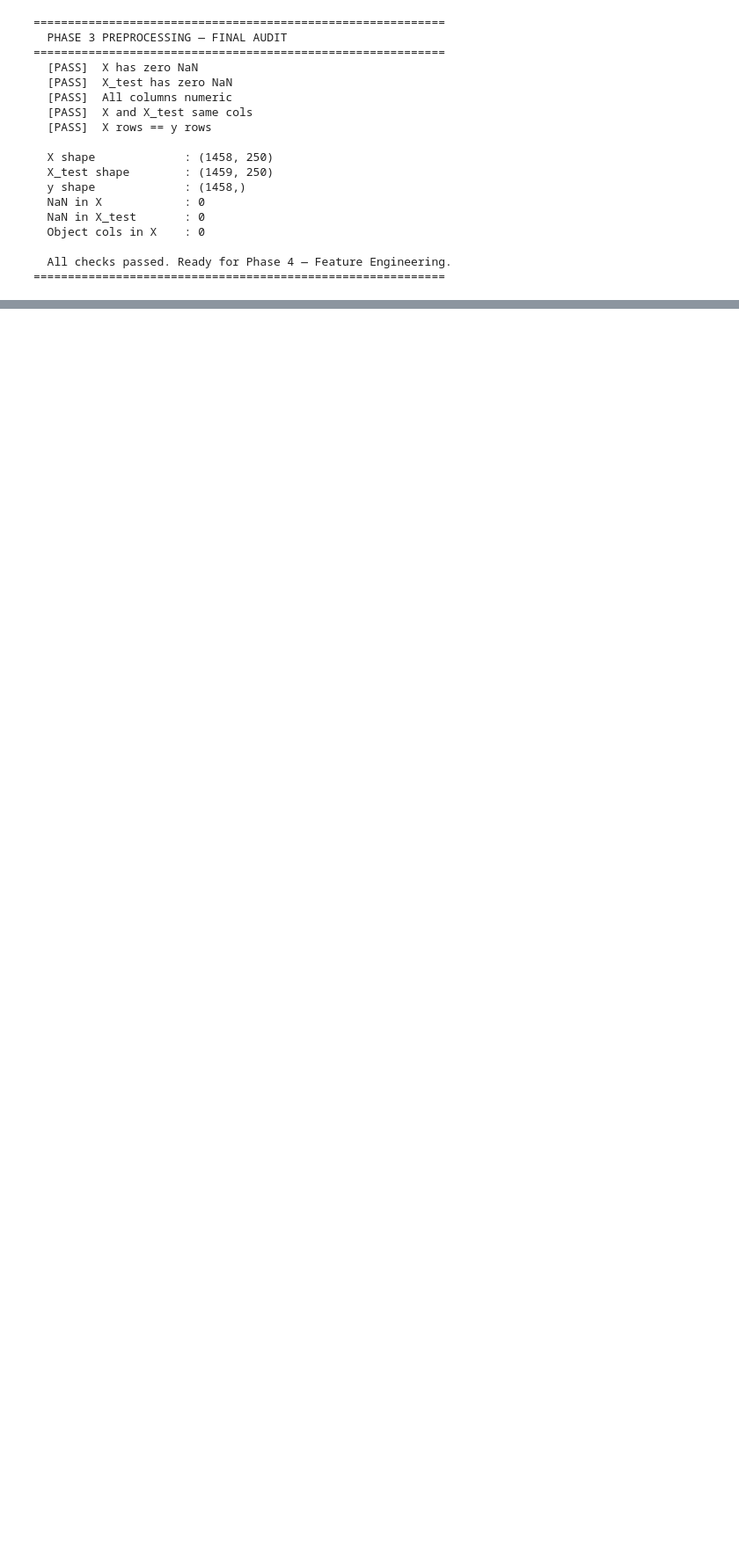
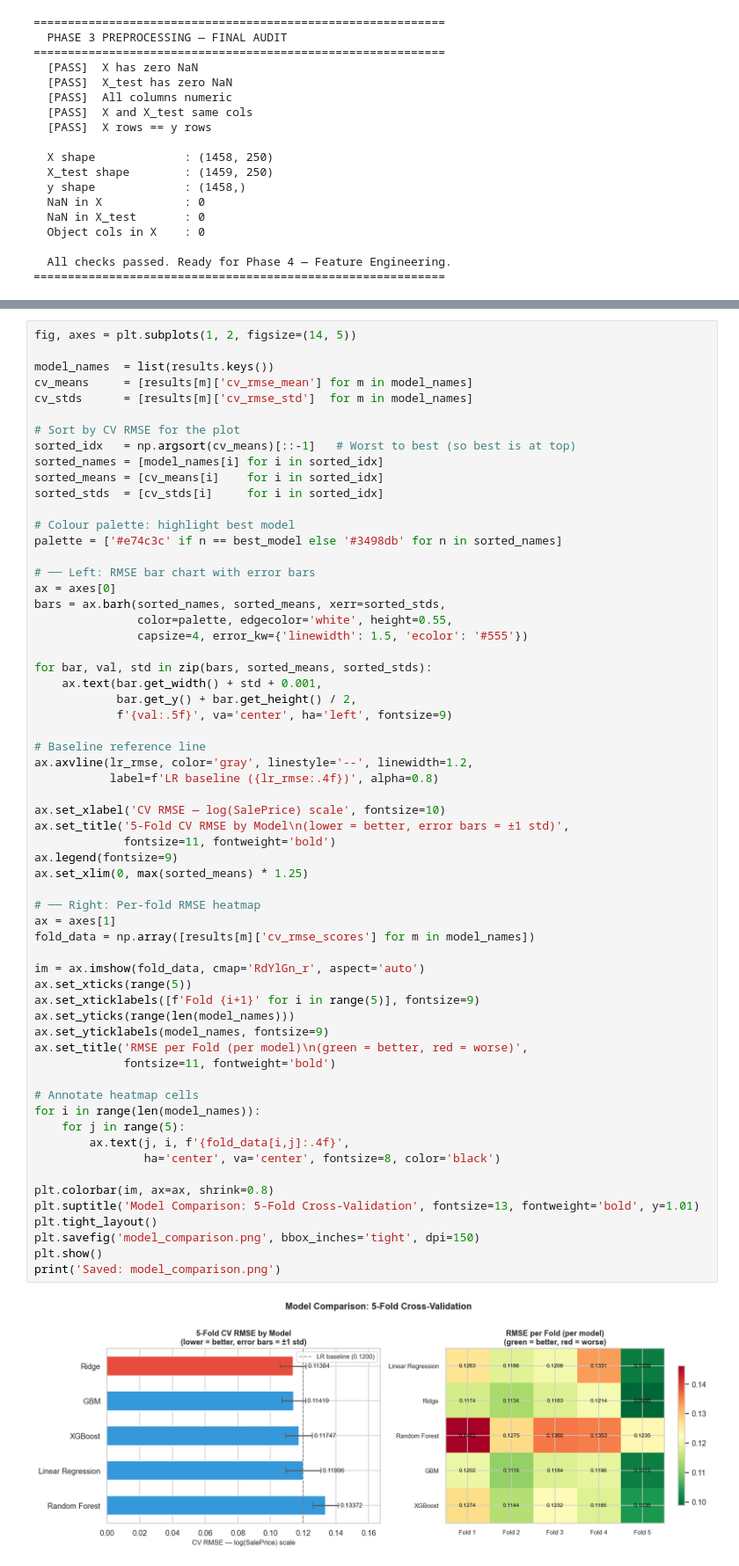
Before and after one commit to mayaankhan09/kaggle-housing-prices, a Jupyter notebook: notebooks/housing_pipeline.ipynb, the cells around one changed output, grey strips where cells are left out. Shown at 88% size. Saved outputs shown, nothing was run; the diff lists cells and outputs as text; blank space fills up the shorter version.

```diff
--- a/notebooks/housing_pipeline.ipynb
+++ b/notebooks/housing_pipeline.ipynb
@@ -1630,0 +2818,63 @@ print('=' * 60)
+# %%
+fig, axes = plt.subplots(1, 2, figsize=(14, 5))
+
+model_names  = list(results.keys())
+cv_means     = [results[m]['cv_rmse_mean'] for m in model_names]
+cv_stds      = [results[m]['cv_rmse_std']  for m in model_names]
+
+# Sort by CV RMSE for the plot
+sorted_idx   = np.argsort(cv_means)[::-1]   # Worst to best (so best is at top)
+sorted_names = [model_names[i] for i in sorted_idx]
+sorted_means = [cv_means[i]    for i in sorted_idx]
+sorted_stds  = [cv_stds[i]     for i in sorted_idx]
+
+# Colour palette: highlight best model
+palette = ['#e74c3c' if n == best_model else '#3498db' for n in sorted_names]
+
+# ── Left: RMSE bar chart with error bars
+ax = axes[0]
+bars = ax.barh(sorted_names, sorted_means, xerr=sorted_stds,
+               color=palette, edgecolor='white', height=0.55,
+               capsize=4, error_kw={'linewidth': 1.5, 'ecolor': '#555'})
+
+for bar, val, std in zip(bars, sorted_means, sorted_stds):
+    ax.text(bar.get_width() + std + 0.001,
+            bar.get_y() + bar.get_height() / 2,
+            f'{val:.5f}', va='center', ha='left', fontsize=9)
+
+# Baseline reference line
+ax.axvline(lr_rmse, color='gray', linestyle='--', linewidth=1.2,
+           label=f'LR baseline ({lr_rmse:.4f})', alpha=0.8)
+
+ax.set_xlabel('CV RMSE — log(SalePrice) scale', fontsize=10)
+ax.set_title('5-Fold CV RMSE by Model\n(lower = better, error bars = ±1 std)',
+             fontsize=11, fontweight='bold')
+ax.legend(fontsize=9)
+ax.set_xlim(0, max(sorted_means) * 1.25)
+
+# ── Right: Per-fold RMSE heatmap
+ax = axes[1]
+fold_data = np.array([results[m]['cv_rmse_scores'] for m in model_names])
+
+im = ax.imshow(fold_data, cmap='RdYlGn_r', aspect='auto')
+ax.set_xticks(range(5))
+ax.set_xticklabels([f'Fold {i+1}' for i in range(5)], fontsize=9)
+ax.set_yticks(range(len(model_names)))
+ax.set_yticklabels(model_names, fontsize=9)
+ax.set_title('RMSE per Fold (per model)\n(green = better, red = worse)',
+             fontsize=11, fontweight='bold')
+
+# Annotate heatmap cells
+for i in range(len(model_names)):
+    for j in range(5):
+        ax.text(j, i, f'{fold_data[i,j]:.4f}',
+                ha='center', va='center', fontsize=8, color='black')
+
+plt.colorbar(im, ax=ax, shrink=0.8)
+plt.suptitle('Model Comparison: 5-Fold Cross-Validation', fontsize=13, fontweight='bold', y=1.01)
+plt.tight_layout()
+plt.savefig('model_comparison.png', bbox_inches='tight', dpi=150)
+plt.show()
+print('Saved: model_comparison.png')
+# %% [output]
+[figure, added]
```
Also changed, not shown: parts of 89 cells of this notebook, 20 other files.
